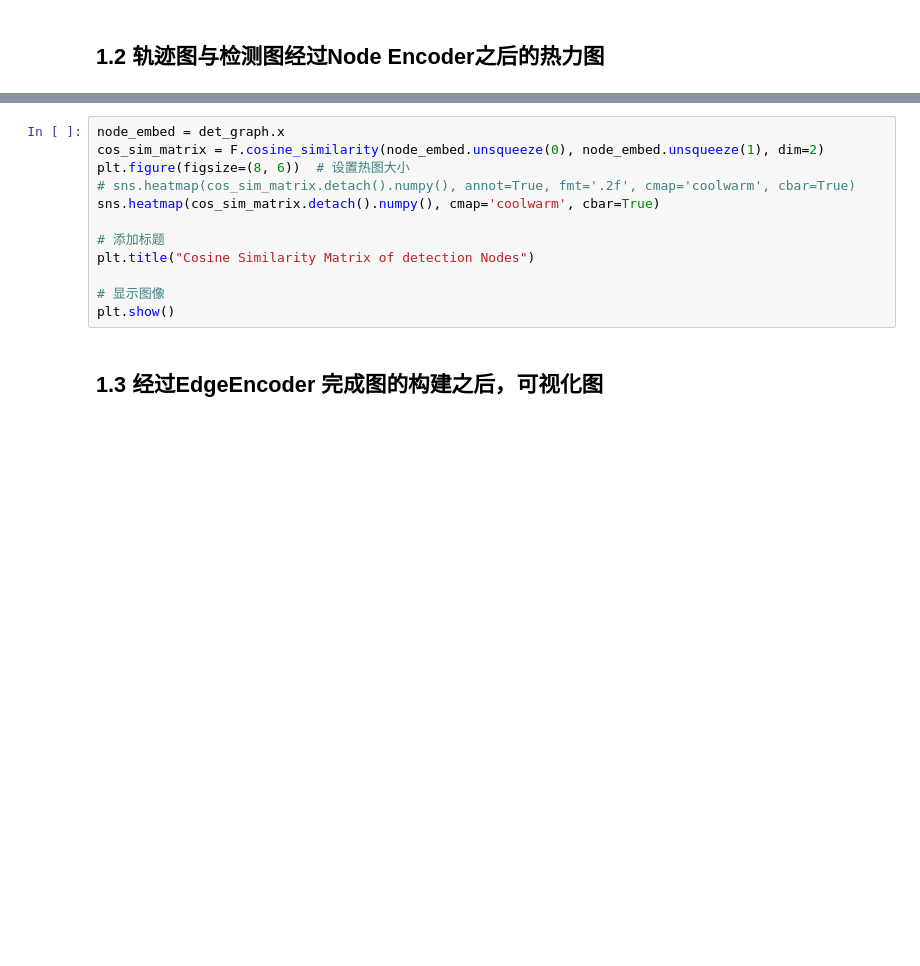
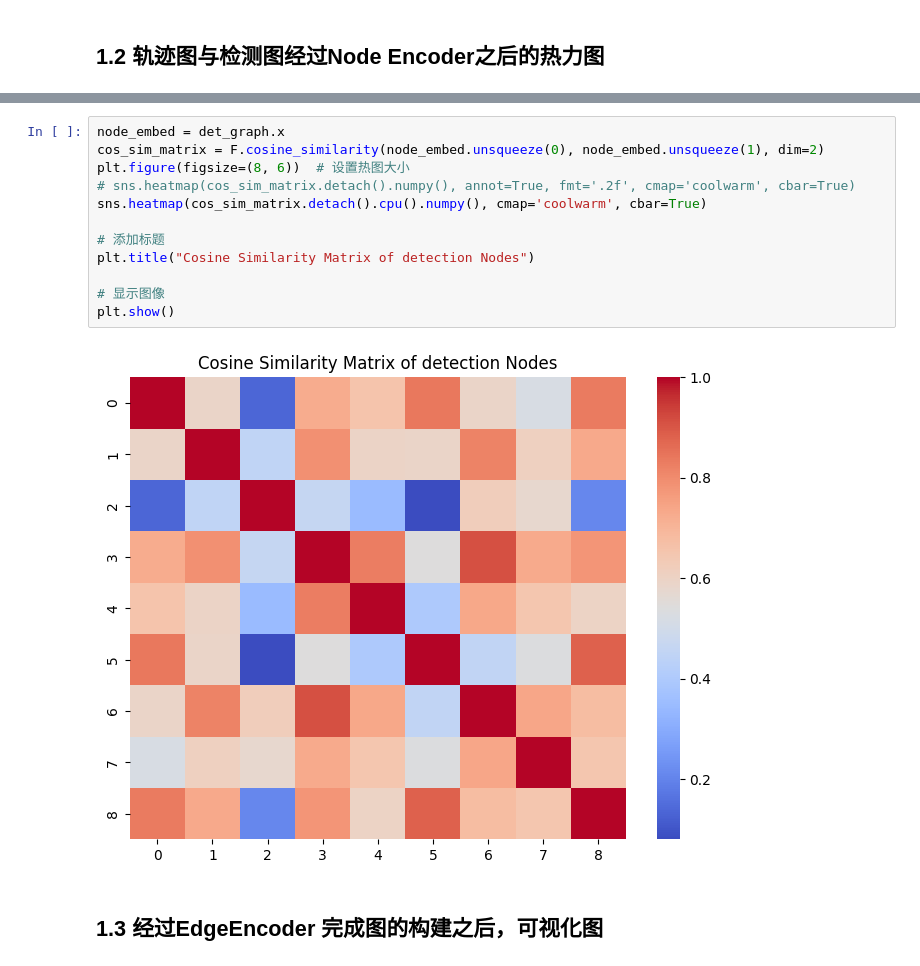
Before and after one commit to Kiumb1223/MyTrainer-Kiumb, a Jupyter notebook: visualize.ipynb, the cells around one changed output, grey strips where cells are left out. Saved outputs shown, nothing was run; the diff lists cells and outputs as text; blank space fills up the shorter version.

```diff
--- a/visualize.ipynb
+++ b/visualize.ipynb
@@ -145,15 +160,17 @@ plt.show()
 # %%
 node_embed = det_graph.x
 cos_sim_matrix = F.cosine_similarity(node_embed.unsqueeze(0), node_embed.unsqueeze(1), dim=2)
 plt.figure(figsize=(8, 6))  # 设置热图大小
 # sns.heatmap(cos_sim_matrix.detach().numpy(), annot=True, fmt='.2f', cmap='coolwarm', cbar=True)
-sns.heatmap(cos_sim_matrix.detach().numpy(), cmap='coolwarm', cbar=True)
+sns.heatmap(cos_sim_matrix.detach().cpu().numpy(), cmap='coolwarm', cbar=True)
 
 # 添加标题
 plt.title("Cosine Similarity Matrix of detection Nodes")
 
 # 显示图像
 plt.show()
+# %% [output]
+[figure, added]
 # %% [markdown]
 ## 1.3 经过EdgeEncoder  完成图的构建之后，可视化图
 # %%
```
Also changed, not shown: parts of 10 cells of this notebook, 19 other files.
